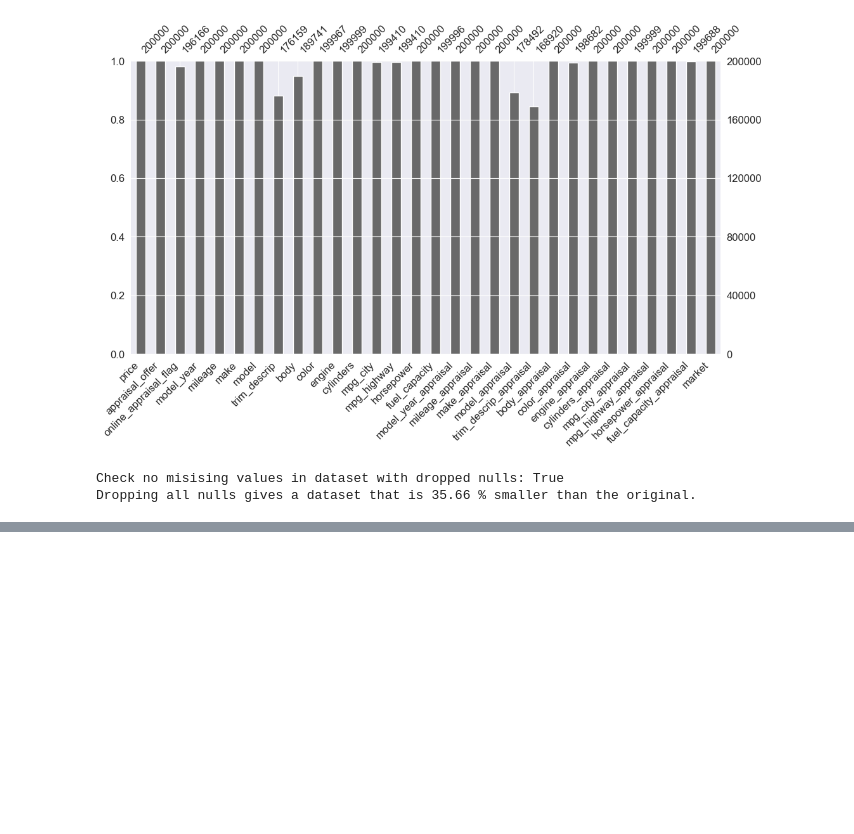
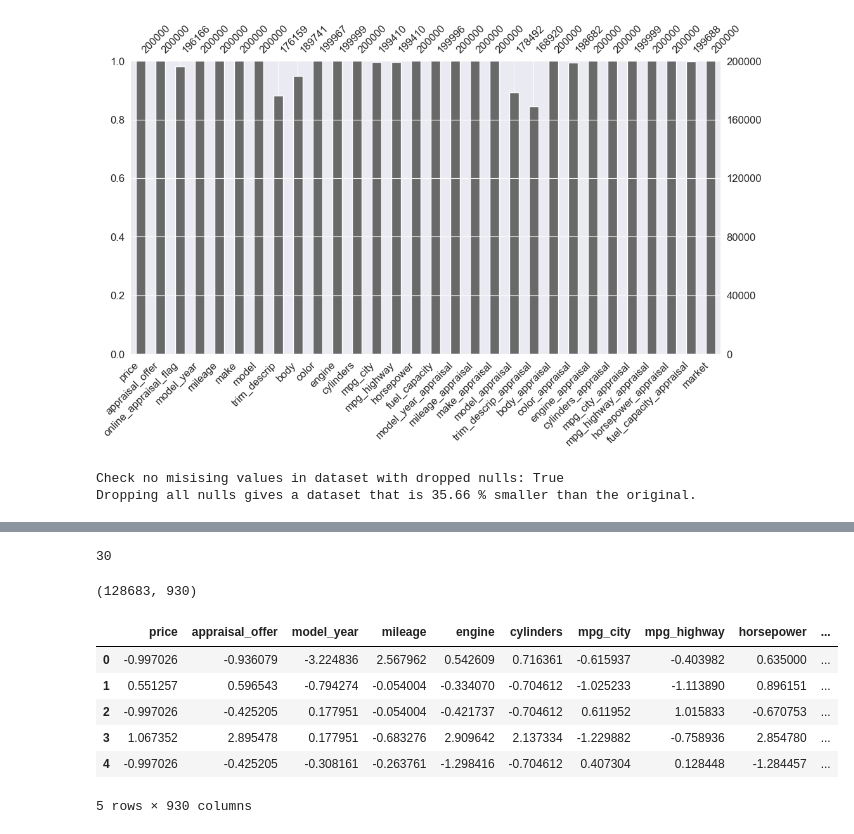
Before and after one commit to RoryStevens/CarMax-Analytics-Showcase, a Jupyter notebook: Winter-2023/CarMaxShowcase.ipynb, the cells around one changed output, grey strips where cells are left out. Drawn from its saved outputs; the diff is of its cells as text; code cells hidden in the pictures; blank space fills up the shorter version.

```diff
--- a/Winter-2023/CarMaxShowcase.ipynb
+++ b/Winter-2023/CarMaxShowcase.ipynb
@@ -482,0 +550,25 @@ Dropping all nulls gives a dataset that is 35.66 % smaller than the original.
+# %%
+print(len(trimmed_raw_df.select_dtypes(include = 'number').columns) + len(trimmed_raw_df.select_dtypes(exclude = 'number').columns))
+# %% [output]
+30
+# %%
+X, y = df_dropped.drop(['price'], axis = 1), df_dropped['price']
+
+numerical_columns = df_dropped.select_dtypes(include = 'number').columns
+categorical_columns = df_dropped.select_dtypes(exclude = 'number').columns
+
+scaler = StandardScaler()
+
+scaled_df = pd.get_dummies(df_dropped, columns=categorical_columns)
+scaled_df = pd.DataFrame(scaler.fit_transform(scaled_df), columns=scaled_df.columns)
+print(scaled_df.shape)
+scaled_df.head()
+# %% [output]
+(128683, 930)
+|  | price | appraisal_offer | model_year | mileage | engine | cylinders | mpg_city | mpg_highway | horsepower | ... |
+| 0 | -0.997026 | -0.936079 | -3.224836 | 2.567962 | 0.542609 | 0.716361 | -0.615937 | -0.403982 | 0.635000 | ... |
+| 1 | 0.551257 | 0.596543 | -0.794274 | -0.054004 | -0.334070 | -0.704612 | -1.025233 | -1.113890 | 0.896151 | ... |
+| 2 | -0.997026 | -0.425205 | 0.177951 | -0.054004 | -0.421737 | -0.704612 | 0.611952 | 1.015833 | -0.670753 | ... |
+| 3 | 1.067352 | 2.895478 | 0.177951 | -0.683276 | 2.909642 | 2.137334 | -1.229882 | -0.758936 | 2.854780 | ... |
+| 4 | -0.997026 | -0.425205 | -0.308161 | -0.263761 | -1.298416 | -0.704612 | 0.407304 | 0.128448 | -1.284457 | ... |
+5 rows × 930 columns
```
Also changed, not shown: parts of 13 cells of this notebook.
